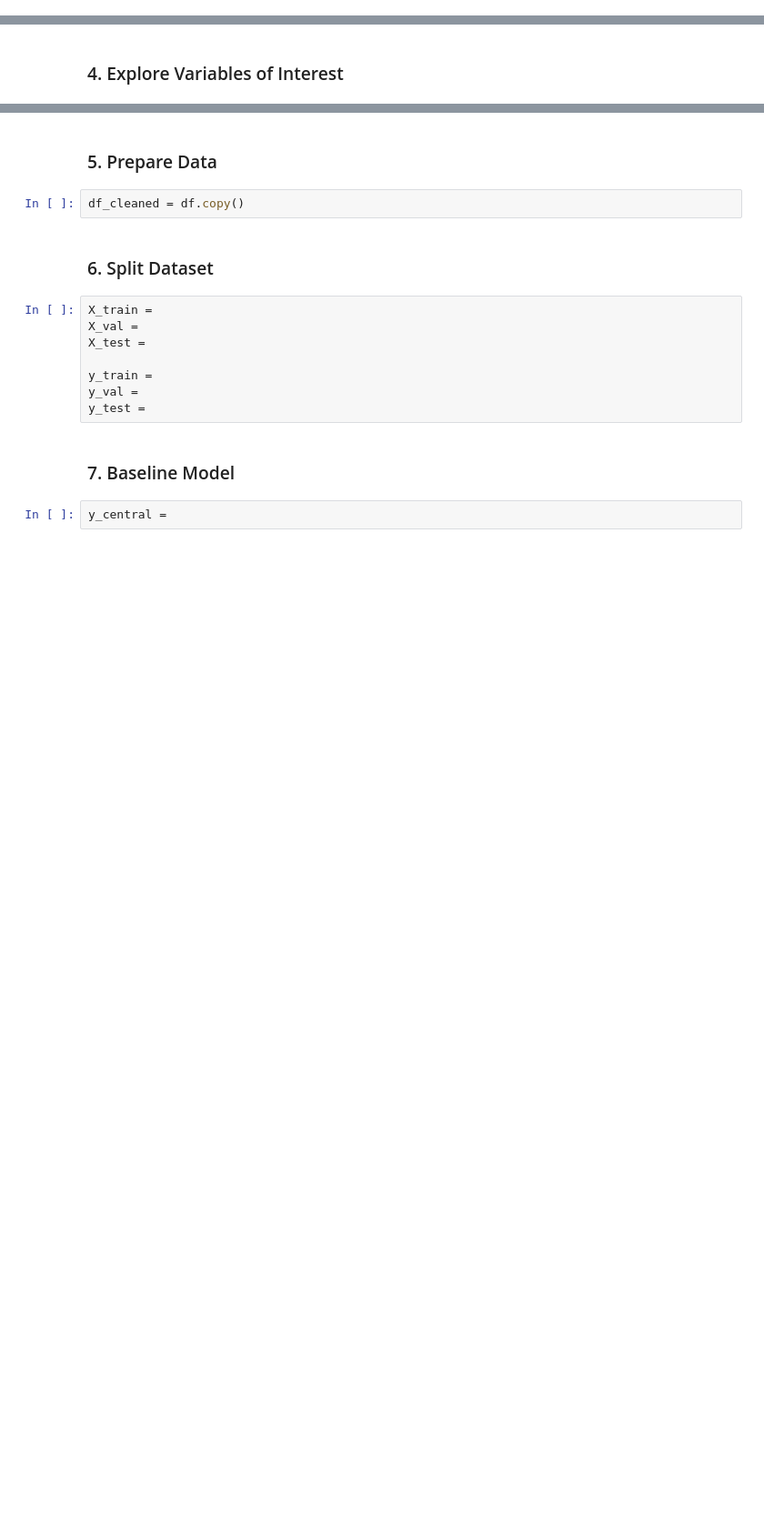
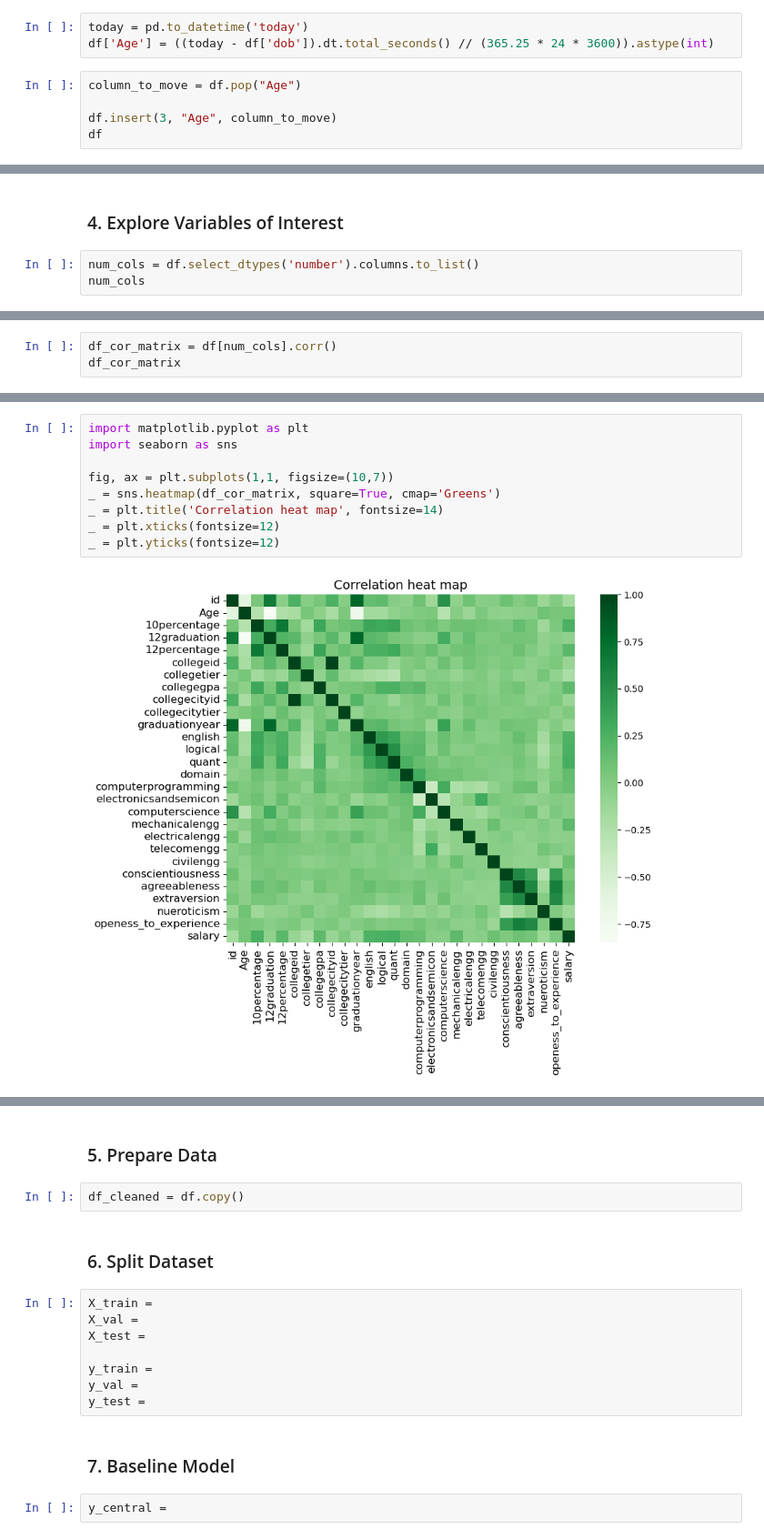
Before and after one commit to 1ThomasS/Regression_Models_Experiment, a Jupyter notebook: 36106-AT1-25100660-experiment.ipynb, the cells around one changed output, grey strips where cells are left out. Shown: that part at 91% size. Drawn from its saved outputs; the diff is of its cells as text; blank space fills up the shorter version.

```diff
--- a/36106-AT1-25100660-experiment.ipynb
+++ b/36106-AT1-25100660-experiment.ipynb
@@ -18,0 +159,8 @@ df = pd.read_csv(file_url)
+# %%
+today = pd.to_datetime('today')
+df['Age'] = ((today - df['dob']).dt.total_seconds() // (365.25 * 24 * 3600)).astype(int)
+# %%
+column_to_move = df.pop("Age")
+
+df.insert(3, "Age", column_to_move)
+df
@@ -23,2 +218,5 @@ target = ''
 # %% [markdown]
 ### 4. Explore Variables of Interest
+# %%
+num_cols = df.select_dtypes('number').columns.to_list()
+num_cols
@@ -24,0 +254,3 @@ target = ''
+# %%
+df_cor_matrix = df[num_cols].corr()
+df_cor_matrix
@@ -24,0 +276,11 @@ target = ''
+# %%
+import matplotlib.pyplot as plt
+import seaborn as sns
+
+fig, ax = plt.subplots(1,1, figsize=(10,7))
+_ = sns.heatmap(df_cor_matrix, square=True, cmap='Greens')
+_ = plt.title('Correlation heat map', fontsize=14)
+_ = plt.xticks(fontsize=12)
+_ = plt.yticks(fontsize=12)
+# %% [output]
+[figure, added]
```
Also changed, not shown: parts of 27 cells of this notebook, 3 other files.
